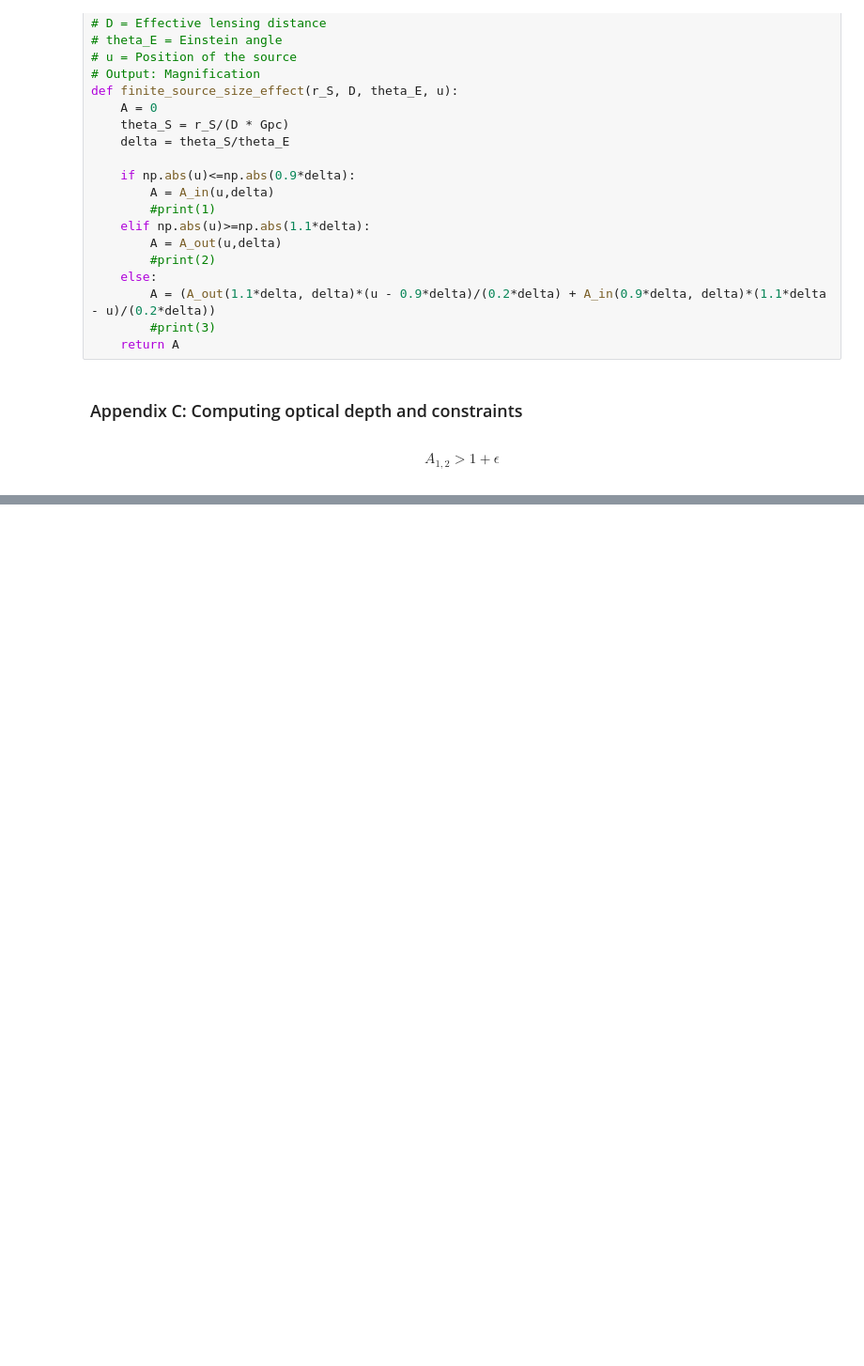
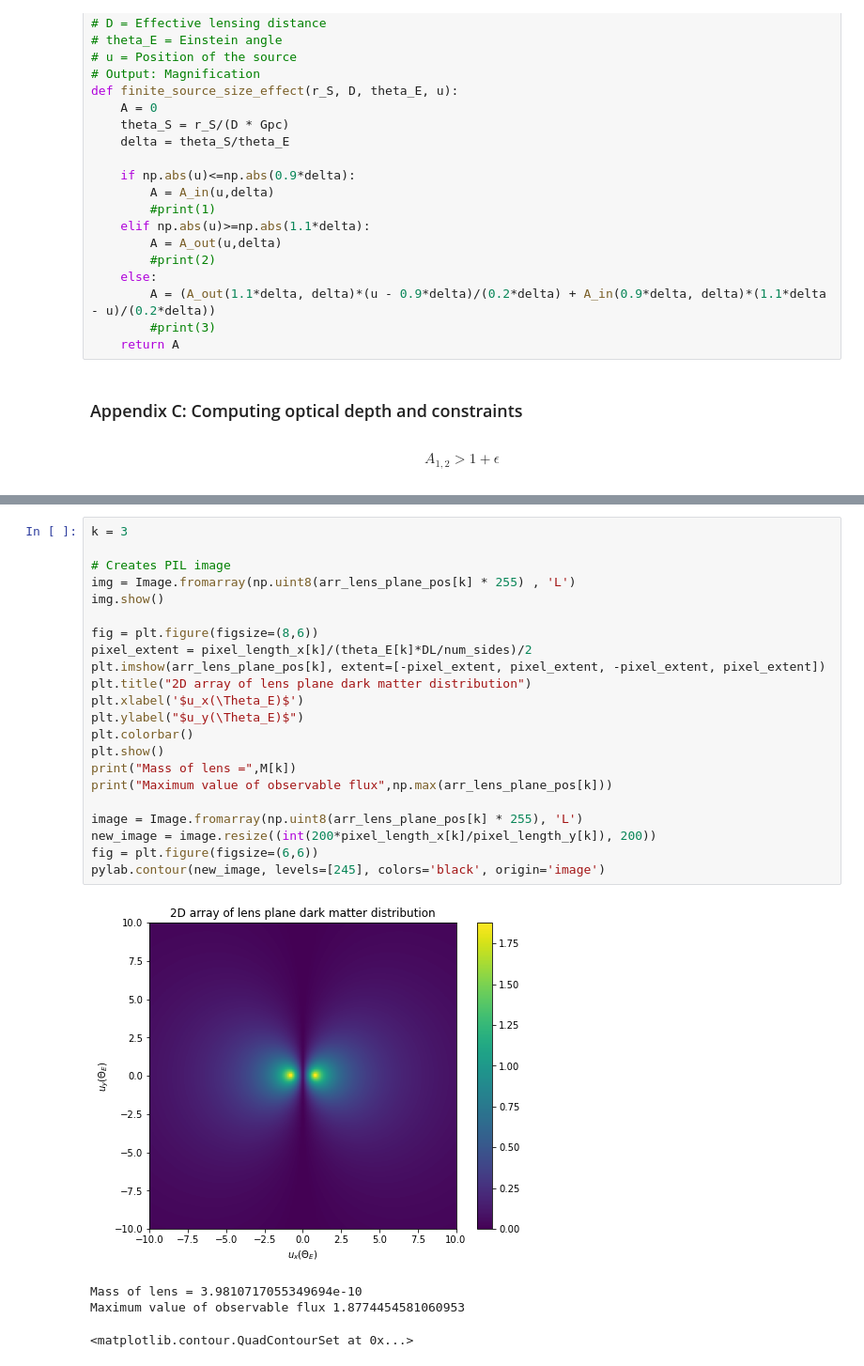
Before and after one commit to avalluvan/Gravitational-Microlensing, a Jupyter notebook: Documentation/Task 3/GRB_Lensing_Parallax_3.ipynb, the cells around one changed output, grey strips where cells are left out. Shown at 94% size. Cells and saved outputs as stored; diff of their text form; blank space fills up the shorter version.

```diff
--- a/Documentation/Task 3/GRB_Lensing_Parallax_3.ipynb
+++ b/Documentation/Task 3/GRB_Lensing_Parallax_3.ipynb
@@ -390,0 +406,27 @@ print(count)
+# %%
+k = 3
+
+# Creates PIL image
+img = Image.fromarray(np.uint8(arr_lens_plane_pos[k] * 255) , 'L')
+img.show()
+
+fig = plt.figure(figsize=(8,6))
+pixel_extent = pixel_length_x[k]/(theta_E[k]*DL/num_sides)/2
+plt.imshow(arr_lens_plane_pos[k], extent=[-pixel_extent, pixel_extent, -pixel_extent, pixel_extent])
+plt.title("2D array of lens plane dark matter distribution")
+plt.xlabel('$u_x(\Theta_E)$')
+plt.ylabel("$u_y(\Theta_E)$")
+plt.colorbar()
+plt.show()
+print("Mass of lens =",M[k])
+print("Maximum value of observable flux",np.max(arr_lens_plane_pos[k]))
+
+image = Image.fromarray(np.uint8(arr_lens_plane_pos[k] * 255), 'L')
+new_image = image.resize((int(200*pixel_length_x[k]/pixel_length_y[k]), 200))
+fig = plt.figure(figsize=(6,6))
+pylab.contour(new_image, levels=[245], colors='black', origin='image')
+# %% [output]
+[figure, added]
+Mass of lens = 3.9810717055349694e-10
+Maximum value of observable flux 1.8774454581060953
+<matplotlib.contour.QuadContourSet at 0x...>
```
Also changed, not shown: parts of 4 cells of this notebook.
